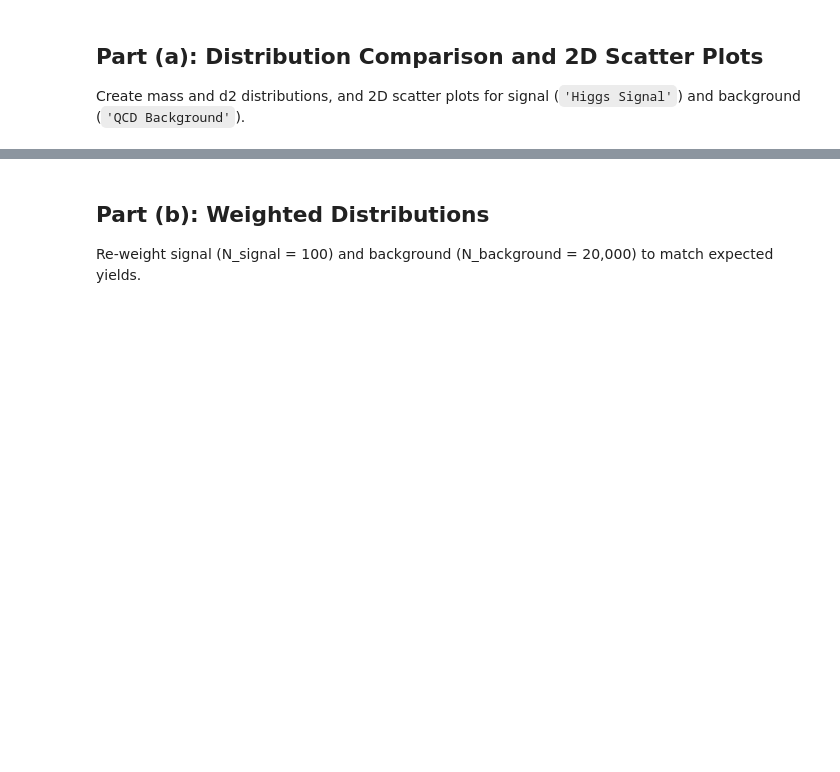
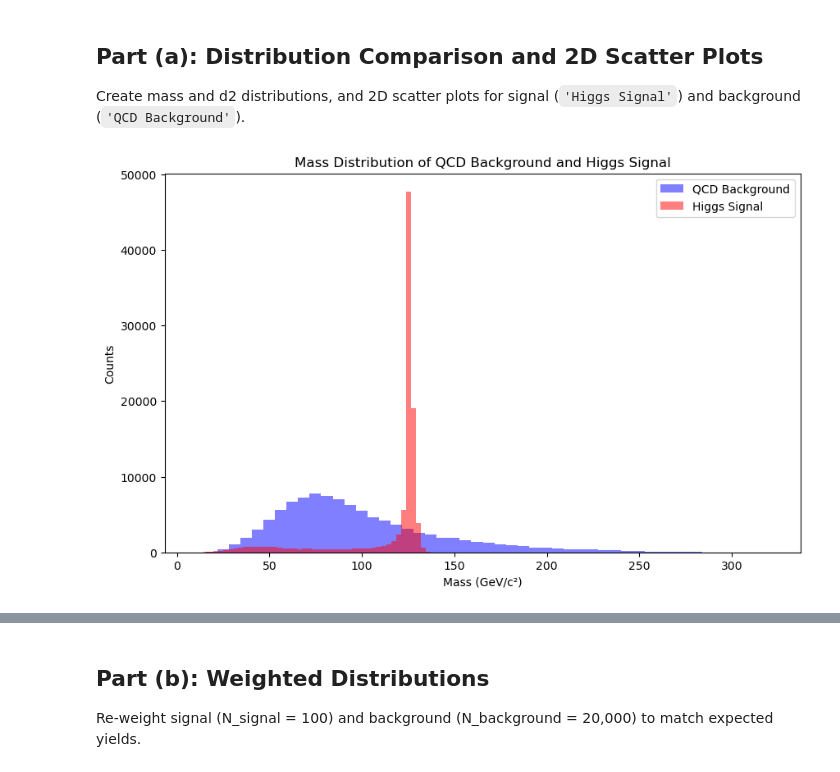
Before and after one commit to NirmalKumarMari/PHYS-434, a Jupyter notebook: lab_5_template.ipynb, the cells around one changed output, grey strips where cells are left out. Cells and saved outputs as stored; diff of their text form; code cells hidden in the pictures; blank space fills up the shorter version.

````diff
--- a/lab_5_template.ipynb
+++ b/lab_5_template.ipynb
@@ -94,6 +172,18 @@ Study correlations between mass and d2 jet substructure variable to build a cut-
 
 Create mass and d2 distributions, and 2D scatter plots for signal (```'Higgs Signal'```) and background (```'QCD Background'```).
 # %%
-# TODO: Create two plots showing mass distributions (signal vs background)
+# Create two plots showing mass distributions (signal vs background)
+plt.figure(figsize=(10,6))
+plt.hist(qcd_data['mass'], bins=50, alpha=0.5, label='QCD Background', color='blue')
+plt.hist(higgs_data['mass'], bins=50, alpha=0.5, label='Higgs Signal', color='red')
+plt.xlabel('Mass (GeV/c²)')
+plt.ylabel('Counts')
+plt.title('Mass Distribution of QCD Background and Higgs Signal')
+plt.legend()
+plt.show()
 # Describe the shape and discrimination power
+# The mass distribution plot shows a clear peak for the Higgs signal around 125 GeV/c², while the QCD background is more spread out.
+# This indicates good discrimination power between signal and background based on mass.
+# %% [output]
+[figure, added]
 # %%
````
Also changed, not shown: parts of 24 cells of this notebook.
